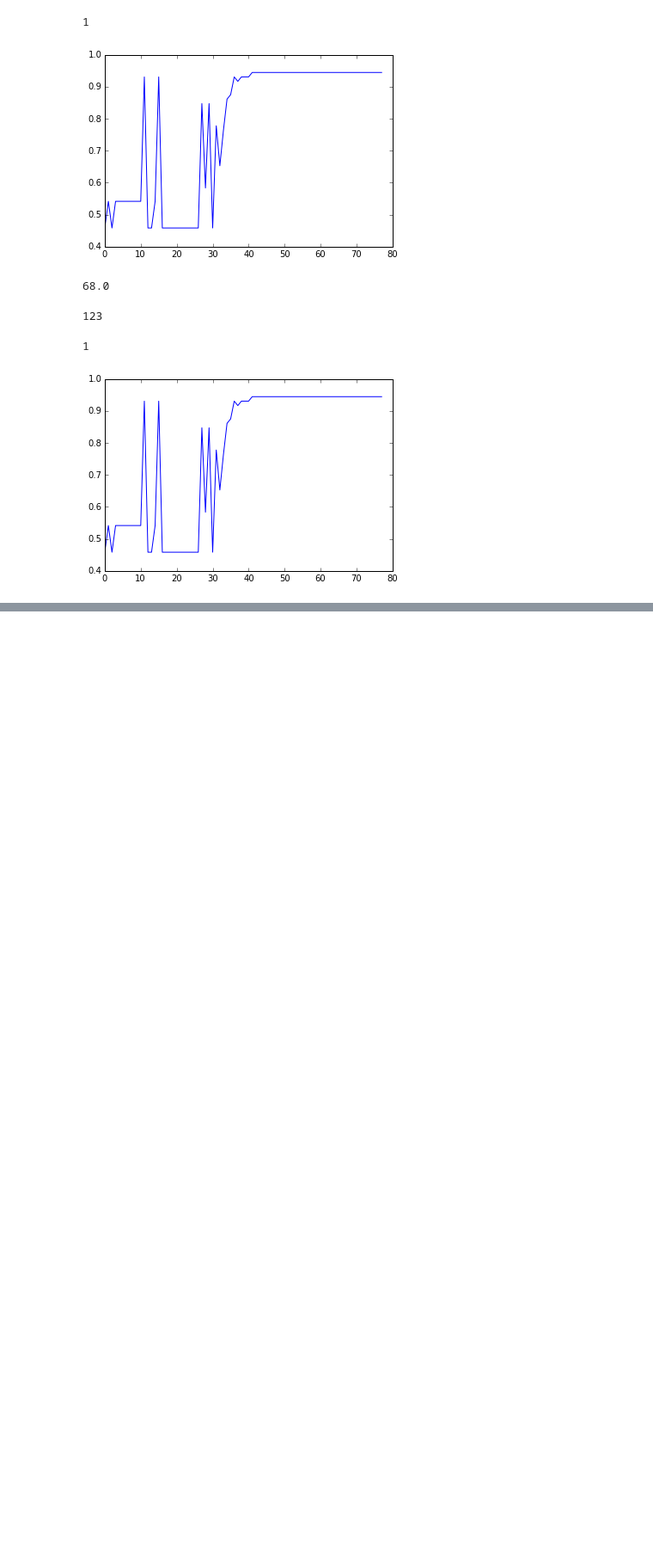
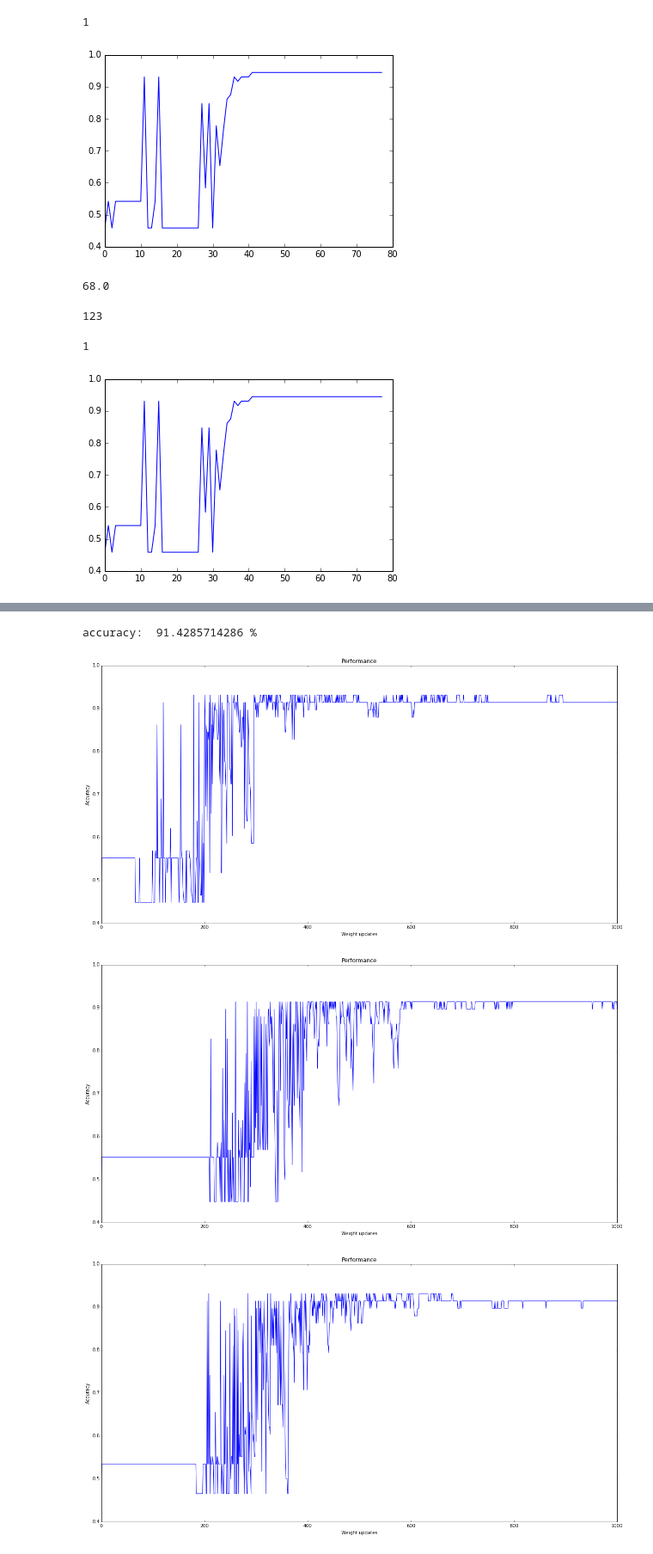
Before and after one commit to andreyosipa/CSC-2-442-AI-Project-4, a Jupyter notebook: LC.ipynb, the cells around one changed output, grey strips where cells are left out. Shown at 86% size. Cells and saved outputs as stored; diff of their text form; code cells hidden in the pictures; blank space fills up the shorter version.

```diff
--- a/LC.ipynb
+++ b/LC.ipynb
@@ -23,7 +23,7 @@ class LinearClassifier:
     def loss(self, X, y):
         return np.sum(np.abs(self.predict(X) - y))/len(X) + np.dot(self.w, self.w.T) + self.b**2
 
-    def fit(self,X,y):
+    def fit(self,X,y,n_iter=10000,plot=True):
         n_train = len(X)
         self.w = np.zeros(len(X[0]))
         self.b = 0
@@ -47,12 +47,17 @@ class LinearClassifier:
                 finish = abs(loss_prev - self.loss(X,y)) < 1e-3*self.loss(X,y)
                 loss_prev = self.loss(X,y)
 
-            if time > 10000:
+            if time > n_iter:
                 break
 
             #if len(accuracy) > 10:
             #    finish = np.sum(np.abs(np.array(accuracy[-10:]) - np.array(accuracy[-11:-1]))) < 1e-3
-        plt.plot(accuracy)
+        if plot:
+            plt.figure(figsize=(20,10))
+            plt.plot(accuracy)
+            plt.xlabel('Weight updates')
+            plt.ylabel('Accuracy')
+            plt.title('Performance')
 
     """def fit(self, X, y):
         X_ext = np.ones((len(X), len(X[0]) + 1))
@@ -189,0 +214,10 @@ lr.fit(data[:,1:], (data[:,0] + 1)/2, 200)
+# %%
+def crossValidation(classifier, X, y, folds=1, other_args={}):
+    c = classifier()
+    fold_size = int(len(X)/folds)
+    accuracy = []
+    for k in range(folds):
+        indexes = [x for x in range(len(X)) if x not in range(k*fold_size, (k+1)*fold_size)]
+        c.fit(X[indexes], y[indexes], **other_args)
+        accuracy.append((fold_size - sum(abs(c.predict(X[k*fold_size:(k+1)*fold_size]) - y[k*fold_size:(k+1)*fold_size])))/fold_size)
+    print "accuracy: ", np.average(accuracy)*100, "%"
@@ -189,0 +226,7 @@ lr.fit(data[:,1:], (data[:,0] + 1)/2, 200)
+# %%
+crossValidation(LogisticRegression, a[:,:2], a[:,2], folds=5, other_args={'n_iter':1000, 'plot':True})
+# %% [output]
+accuracy:  91.4285714286 %
+[figure, added]
+[figure, added]
+[figure, added]
```
Also changed, not shown: parts of 29 cells of this notebook, 3 other files.
